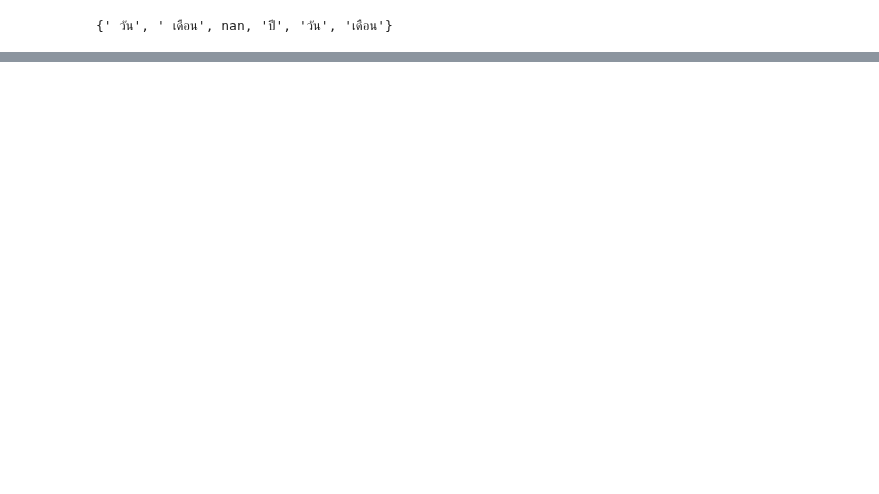
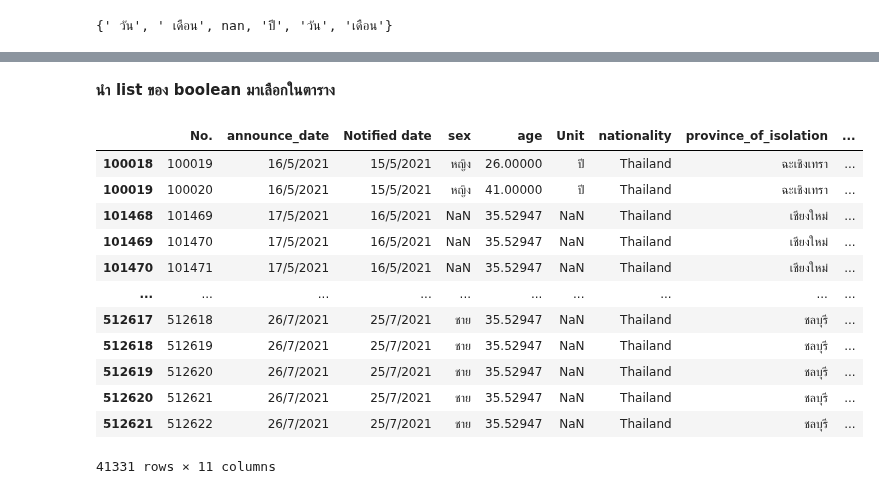
Before and after one commit to ThanikPimpiban/DWDM21, a Jupyter notebook: Data_Processing(Ch3).ipynb, the cells around one changed output, grey strips where cells are left out. Drawn from its saved outputs; the diff is of its cells as text; code cells hidden in the pictures; blank space fills up the shorter version.

```diff
--- a/Data_Processing(Ch3).ipynb
+++ b/Data_Processing(Ch3).ipynb
@@ -321,0 +375,5 @@ set(data['Unit'])
+# %%
+# หา mean
+avg_age =data[['age']].mean()
+# เติม mean ลงไปแทนค่า missing
+data[['age']] = data[['age']].fillna(avg_age)
@@ -321,0 +402,5 @@ set(data['Unit'])
+# %%
+# หา mode
+mode_nationality =data[['nationality']].mode()
+# เติม mode ลงไปแทนค่า missing
+data[['nationality']] = data[['nationality']].fillna(mode_nationality.iloc[0,0])
@@ -321,0 +428,5 @@ set(data['Unit'])
+# %%
+# หา median
+median_Notified_date =data[['Notified date']].median
+# เติม median ลงไปแทนค่า missing
+data[['Notified date']] = data[['Notified date']].fillna(median_Notified_date)
@@ -321,0 +487,18 @@ set(data['Unit'])
+# %% [markdown]
+**นำ list ของ boolean มาเลือกในตาราง**
+# %%
+data[data['risk']== 'ทัณฑสถาน/เรือนจำ']
+# %% [output]
+|  | No. | announce_date | Notified date | sex | age | Unit | nationality | province_of_isolation | ... |
+| 100018 | 100019 | 16/5/2021 | 15/5/2021 | หญิง | 26.00000 | ปี | Thailand | ฉะเชิงเทรา | ... |
+| 100019 | 100020 | 16/5/2021 | 15/5/2021 | หญิง | 41.00000 | ปี | Thailand | ฉะเชิงเทรา | ... |
+| 101468 | 101469 | 17/5/2021 | 16/5/2021 | NaN | 35.52947 | NaN | Thailand | เชียงใหม่ | ... |
+| 101469 | 101470 | 17/5/2021 | 16/5/2021 | NaN | 35.52947 | NaN | Thailand | เชียงใหม่ | ... |
+| 101470 | 101471 | 17/5/2021 | 16/5/2021 | NaN | 35.52947 | NaN | Thailand | เชียงใหม่ | ... |
+| ... | ... | ... | ... | ... | ... | ... | ... | ... | ... |
+| 512617 | 512618 | 26/7/2021 | 25/7/2021 | ชาย | 35.52947 | NaN | Thailand | ชลบุรี | ... |
+| 512618 | 512619 | 26/7/2021 | 25/7/2021 | ชาย | 35.52947 | NaN | Thailand | ชลบุรี | ... |
+| 512619 | 512620 | 26/7/2021 | 25/7/2021 | ชาย | 35.52947 | NaN | Thailand | ชลบุรี | ... |
+| 512620 | 512621 | 26/7/2021 | 25/7/2021 | ชาย | 35.52947 | NaN | Thailand | ชลบุรี | ... |
+| 512621 | 512622 | 26/7/2021 | 25/7/2021 | ชาย | 35.52947 | NaN | Thailand | ชลบุรี | ... |
+41331 rows × 11 columns
```
Also changed, not shown: parts of 41 cells of this notebook.
